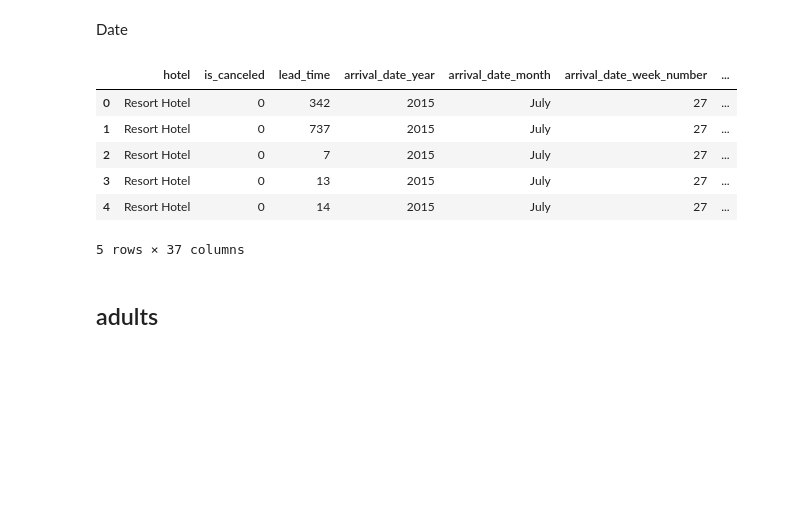
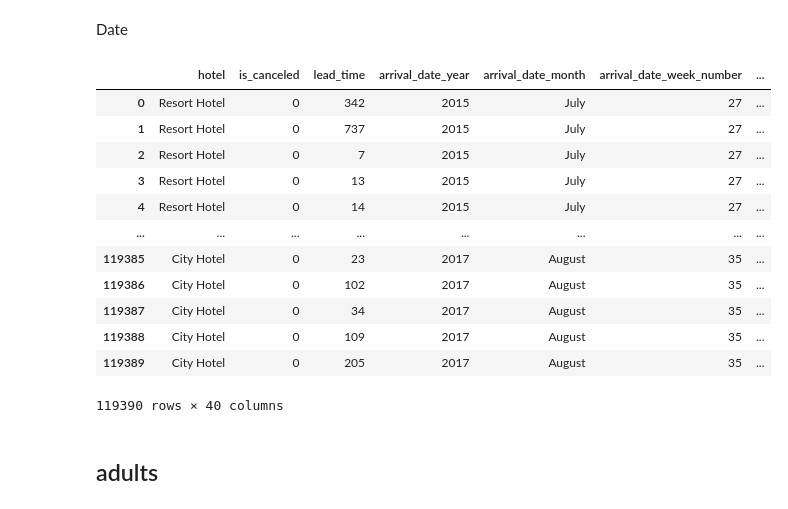
Before and after one commit to ari-mhp/FP-Rakamin-DS-MD-Hotel, a Jupyter notebook: stage2.ipynb, the cells around one changed output. Cells and saved outputs as stored; diff of their text form; code cells hidden in the pictures; blank space fills up the shorter version.

```diff
--- a/stage2.ipynb
+++ b/stage2.ipynb
@@ -98,17 +98,37 @@ def month(x):
     else:
             month = '12'
     return month
-# %%
-df['month_number'] = df.apply(lambda x: month(x), axis=1)
-df.head()
-# %% [output]
-|  | hotel | is_canceled | lead_time | arrival_date_year | arrival_date_month | arrival_date_week_number | ... |
-| 0 | Resort Hotel | 0 | 342 | 2015 | July | 27 | ... |
-| 1 | Resort Hotel | 0 | 737 | 2015 | July | 27 | ... |
-| 2 | Resort Hotel | 0 | 7 | 2015 | July | 27 | ... |
-| 3 | Resort Hotel | 0 | 13 | 2015 | July | 27 | ... |
-| 4 | Resort Hotel | 0 | 14 | 2015 | July | 27 | ... |
-5 rows × 37 columns
+# %%
+df['month_number'] = df.apply(lambda x: month(x), axis=1)
+# merubah tahun dan hari menjadi string
+df["arrival_date_day_of_month"]= df["arrival_date_day_of_month"].astype(str)
+df["arrival_date_year"]= df["arrival_date_year"].astype(str)
+# membuat kolom date of arrival
+df["Date"] = pd.to_datetime(df["arrival_date_year"] + "/" + df["month_number"] + "/" + df["arrival_date_day_of_month"])
+# menambahkan info tanggal weekend
+df["isWeekend"] = df["Date"].dt.weekday >= 5
+def weekend(x):
+    if x['isWeekend'] ==True:
+            weekend = '1'
+    else:
+            weekend = '0'
+    return weekend
+df['is_weekend'] = df.apply(lambda x: weekend(x), axis=1)
+df
+# %% [output]
+|  | hotel | is_canceled | lead_time | arrival_date_year | arrival_date_month | arrival_date_week_number | ... |
+| 0 | Resort Hotel | 0 | 342 | 2015 | July | 27 | ... |
+| 1 | Resort Hotel | 0 | 737 | 2015 | July | 27 | ... |
+| 2 | Resort Hotel | 0 | 7 | 2015 | July | 27 | ... |
+| 3 | Resort Hotel | 0 | 13 | 2015 | July | 27 | ... |
+| 4 | Resort Hotel | 0 | 14 | 2015 | July | 27 | ... |
+| ... | ... | ... | ... | ... | ... | ... | ... |
+| 119385 | City Hotel | 0 | 23 | 2017 | August | 35 | ... |
+| 119386 | City Hotel | 0 | 102 | 2017 | August | 35 | ... |
+| 119387 | City Hotel | 0 | 34 | 2017 | August | 35 | ... |
+| 119388 | City Hotel | 0 | 109 | 2017 | August | 35 | ... |
+| 119389 | City Hotel | 0 | 205 | 2017 | August | 35 | ... |
+119390 rows × 40 columns
 # %% [markdown]
 ## adults
 # %%
```
Also changed, not shown: parts of 2 cells of this notebook.
